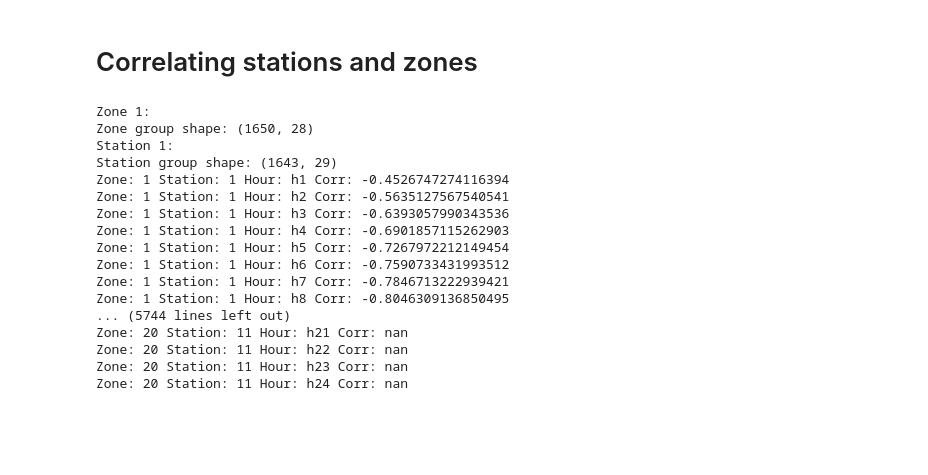
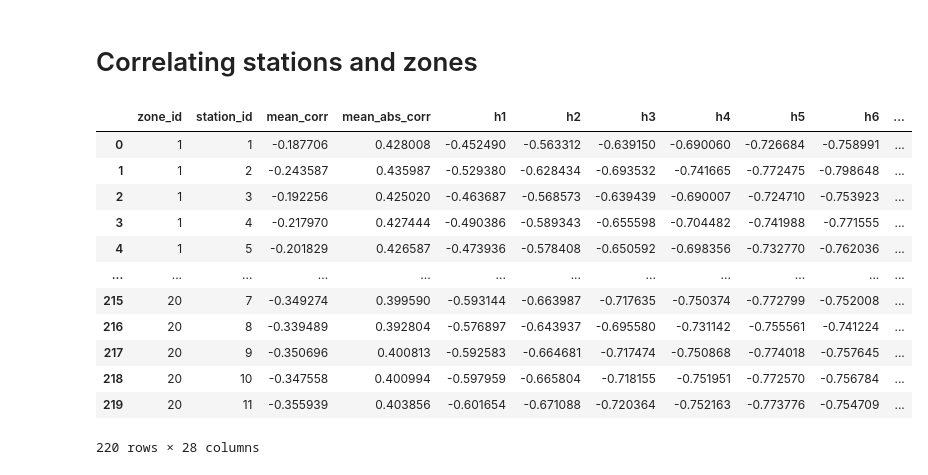
Before and after one commit to pavander7/415-final-project, a Jupyter notebook: data_exploration.ipynb, the cells around one changed output. Saved outputs shown, nothing was run; the diff lists cells and outputs as text; code cells hidden in the pictures; blank space fills up the shorter version.

```diff
--- a/data_exploration.ipynb
+++ b/data_exploration.ipynb
@@ -300,35 +313,67 @@ plt.show()
 # %%
 # To do this, we need to see which stations have the highest correlation with each zone
 hour_cols = [f"h{hour + 1}" for hour in range(24)]
-map_cols = ["zone_id", "station_id", "total", "mean"] + hour_cols
+map_cols = ["zone_id", "station_id", "mean_corr", "mean_abs_corr"] + hour_cols
 
 mapping_mtx = pd.DataFrame(columns=map_cols)
 for zone in load_hist_g.groups:
-    print(f'Zone {zone}:')
-    print(f"Zone group shape: {load_hist_g.get_group(zone).shape}")
+    # print(f'Zone {zone}:')
+
+    # collect zone data
+    zone_data = load_hist_g.get_group(zone).set_index('date')
+
+    rows_to_add = []
+
     for station in temp_hist_g.groups:
-        print(f'Station {station}:')
-        print(f"Station group shape: {temp_hist_g.get_group(station).shape}")
+        # print(f'Station {station}:')
+
+        # collect station data
+        station_data = temp_hist_g.get_group(station).set_index('date')
+
+        # merge zone and station by data
+        merged_data = zone_data.join(station_data, how='inner', lsuffix='_zone', rsuffix='_station')
+
+        # drop missing values
+        merged_data = merged_data.dropna()
+
         corrs = []
         for hour in hour_cols:
-            val = load_hist_g.get_group(zone)[hour].corr(temp_hist_g.get_group(station)[hour])
+            val = merged_data[f"{hour}_zone"].corr(merged_data[f"{hour}_station"])
             corrs.append(val)
-            print (f'Zone: {zone} Station: {station} Hour: {hour} Corr: {val}')
+            # print (f'Hour: {hour} Corr: {val}')
+
+        mean_corr = np.mean(corrs)
+        mean_abs_corr = np.mean(np.abs(corrs))
+        # print(f'Mean: {mean_corr} Abs. Mean: {mean_abs_corr}')
+
+        new_row = {
+            "zone_id": zone,
+            "station_id": station,
+            "mean_corr": mean_corr,
+            "mean_abs_corr": mean_abs_corr,
+            **{hour: value for hour, value in zip(hour_cols, corrs)}
+        }
+        rows_to_add.append(new_row)
+
+    new_rows = pd.DataFrame(rows_to_add)
+    mapping_mtx = pd.concat([mapping_mtx, new_rows], ignore_index=True)
+
+# fix dtypes
+mapping_mtx['zone_id'] = mapping_mtx['zone_id'].astype("int64")
+mapping_mtx['station_id'] = mapping_mtx['station_id'].astype("int64")
+
+mapping_mtx
 # %% [output]
+|  | zone_id | station_id | mean_corr | mean_abs_corr | h1 | h2 | h3 | h4 | h5 | h6 | ... |
+| 0 | 1 | 1 | -0.187706 | 0.428008 | -0.452490 | -0.563312 | -0.639150 | -0.690060 | -0.726684 | -0.758991 | ... |
+| 1 | 1 | 2 | -0.243587 | 0.435987 | -0.529380 | -0.628434 | -0.693532 | -0.741665 | -0.772475 | -0.798648 | ... |
+| 2 | 1 | 3 | -0.192256 | 0.425020 | -0.463687 | -0.568573 | -0.639439 | -0.690007 | -0.724710 | -0.753923 | ... |
+| 3 | 1 | 4 | -0.217970 | 0.427444 | -0.490386 | -0.589343 | -0.655598 | -0.704482 | -0.741988 | -0.771555 | ... |
+| 4 | 1 | 5 | -0.201829 | 0.426587 | -0.473936 | -0.578408 | -0.650592 | -0.698356 | -0.732770 | -0.762036 | ... |
+| ... | ... | ... | ... | ... | ... | ... | ... | ... | ... | ... | ... |
+| 215 | 20 | 7 | -0.349274 | 0.399590 | -0.593144 | -0.663987 | -0.717635 | -0.750374 | -0.772799 | -0.752008 | ... |
+| 216 | 20 | 8 | -0.339489 | 0.392804 | -0.576897 | -0.643937 | -0.695580 | -0.731142 | -0.755561 | -0.741224 | ... |
+| 217 | 20 | 9 | -0.350696 | 0.400813 | -0.592583 | -0.664681 | -0.717474 | -0.750868 | -0.774018 | -0.757645 | ... |
+| 218 | 20 | 10 | -0.347558 | 0.400994 | -0.597959 | -0.665804 | -0.718155 | -0.751951 | -0.772570 | -0.756784 | ... |
+| 219 | 20 | 11 | -0.355939 | 0.403856 | -0.601654 | -0.671088 | -0.720364 | -0.752163 | -0.773776 | -0.754709 | ... |
-Zone 1:
-Zone group shape: (1650, 28)
-Station 1:
-Station group shape: (1643, 29)
-Zone: 1 Station: 1 Hour: h1 Corr: -0.4526747274116394
-Zone: 1 Station: 1 Hour: h2 Corr: -0.5635127567540541
-Zone: 1 Station: 1 Hour: h3 Corr: -0.6393057990343536
-Zone: 1 Station: 1 Hour: h4 Corr: -0.6901857115262903
-Zone: 1 Station: 1 Hour: h5 Corr: -0.7267972212149454
-Zone: 1 Station: 1 Hour: h6 Corr: -0.7590733431993512
-Zone: 1 Station: 1 Hour: h7 Corr: -0.7846713222939421
-Zone: 1 Station: 1 Hour: h8 Corr: -0.8046309136850495
-... (5744 lines left out)
-Zone: 20 Station: 11 Hour: h21 Corr: nan
-Zone: 20 Station: 11 Hour: h22 Corr: nan
-Zone: 20 Station: 11 Hour: h23 Corr: nan
-Zone: 20 Station: 11 Hour: h24 Corr: nan
+220 rows × 28 columns
```
Also changed, not shown: parts of 8 cells of this notebook.
